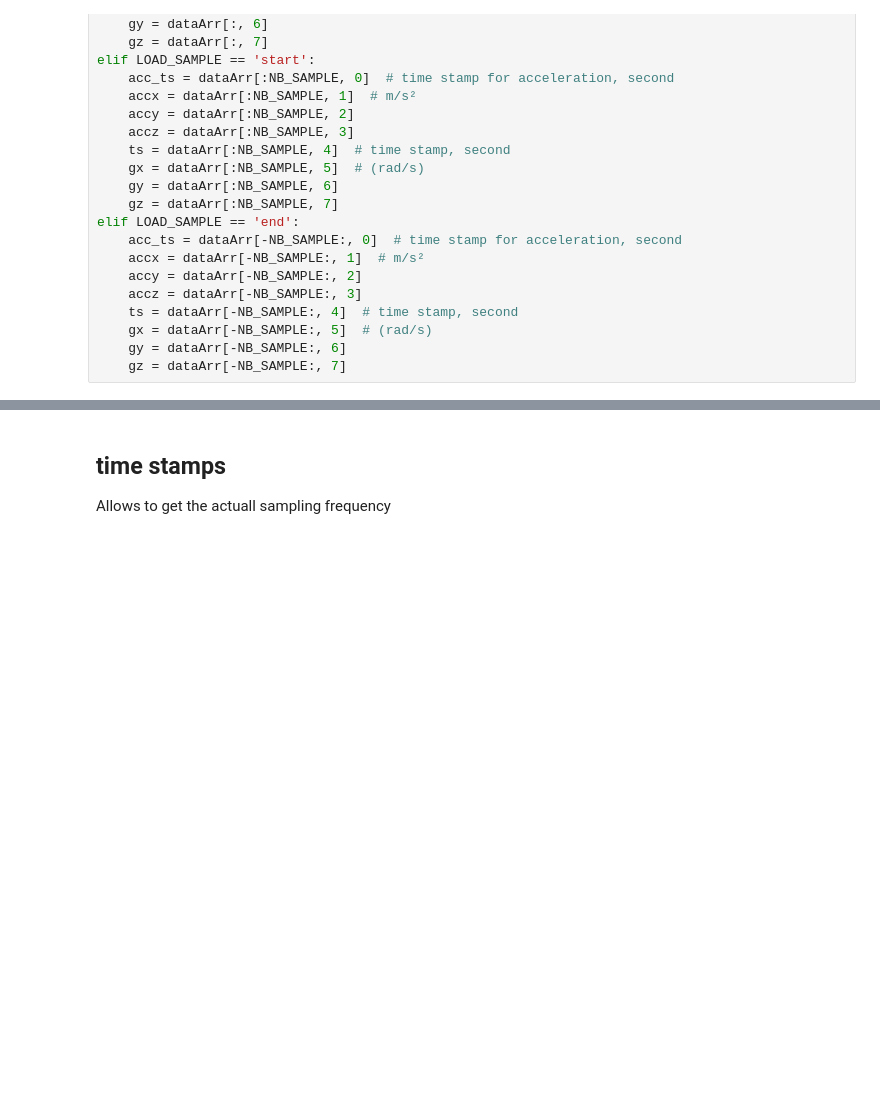
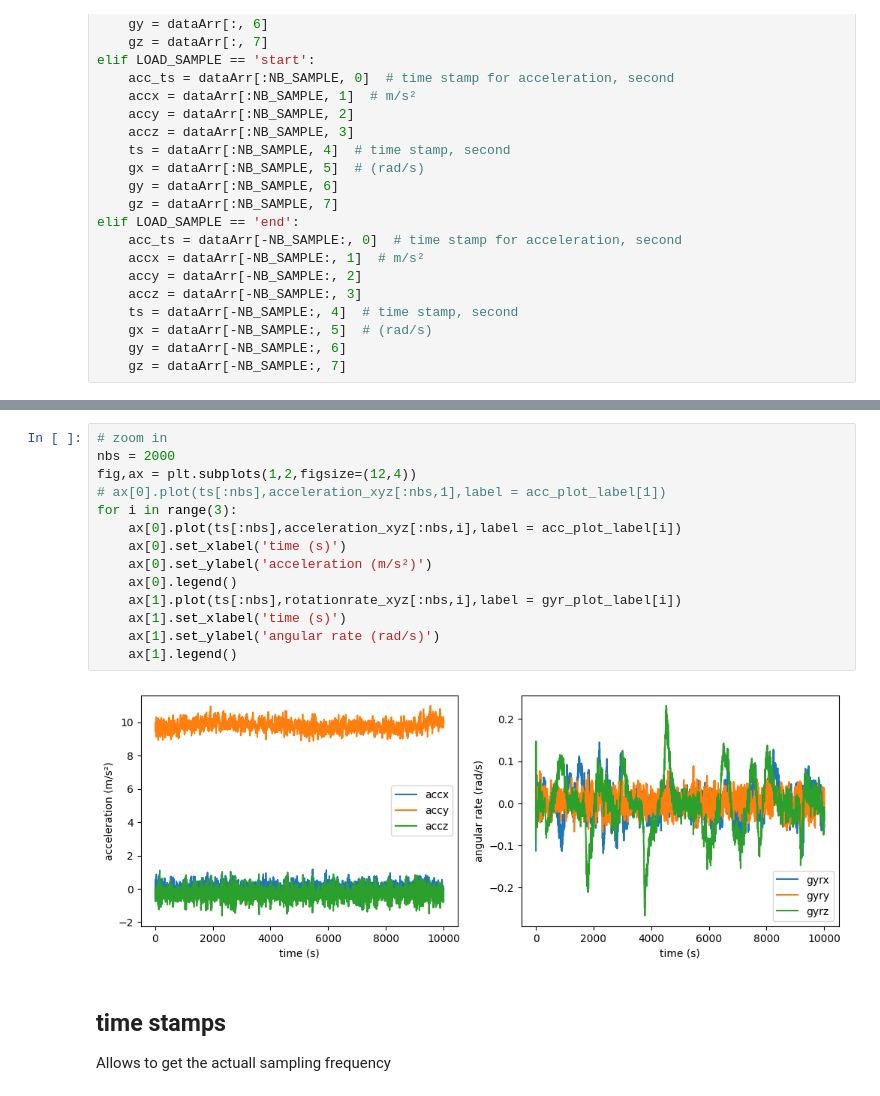
Before and after one commit to diplodocuslongus/depthai2know, a Jupyter notebook: IMU/imu_noise_characterization.ipynb, the cells around one changed output, grey strips where cells are left out. Cells and saved outputs as stored; diff of their text form; blank space fills up the shorter version.

```diff
--- a/IMU/imu_noise_characterization.ipynb
+++ b/IMU/imu_noise_characterization.ipynb
@@ -162,3 +184,19 @@ number of samples to use for analysis: 24000
+# %%
+# zoom in
+nbs = 2000
+fig,ax = plt.subplots(1,2,figsize=(12,4))
+# ax[0].plot(ts[:nbs],acceleration_xyz[:nbs,1],label = acc_plot_label[1])
+for i in range(3):
+    ax[0].plot(ts[:nbs],acceleration_xyz[:nbs,i],label = acc_plot_label[i])
+    ax[0].set_xlabel('time (s)')
+    ax[0].set_ylabel('acceleration (m/s²)')
+    ax[0].legend()
+    ax[1].plot(ts[:nbs],rotationrate_xyz[:nbs,i],label = gyr_plot_label[i])
+    ax[1].set_xlabel('time (s)')
+    ax[1].set_ylabel('angular rate (rad/s)')
+    ax[1].legend()
+# %% [output]
+[figure, added]
 # %% [markdown]
 ## time stamps
 Allows to get the actuall sampling frequency
```
Also changed, not shown: parts of 7 cells of this notebook.
